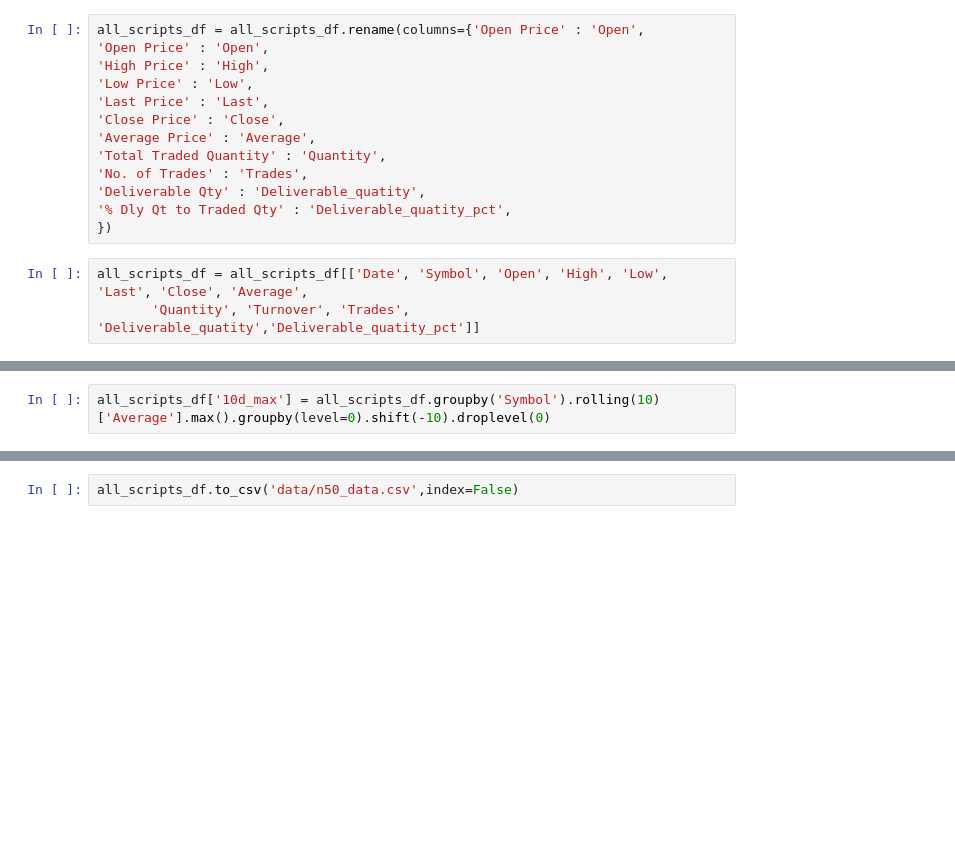
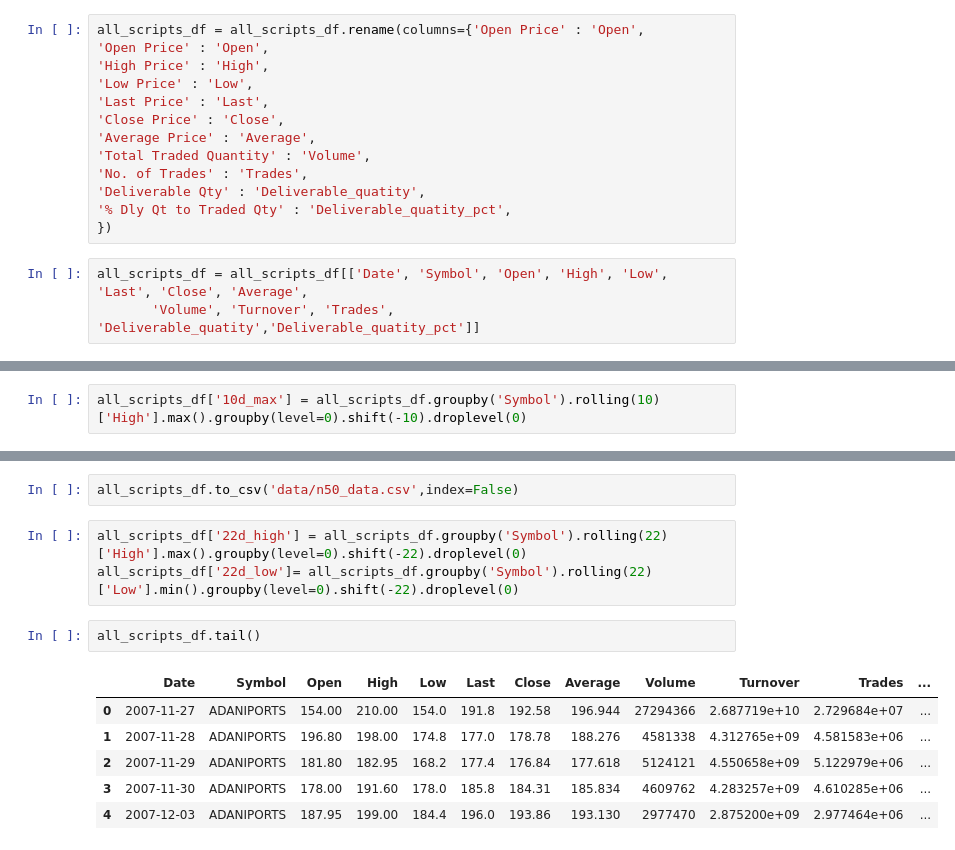
Before and after one commit to bhavesh0009/NSE-Price-Prediction, a Jupyter notebook: nifty50_data_pipeline.ipynb, the cells around one changed output, grey strips where cells are left out. Cells and saved outputs as stored; diff of their text form; blank space fills up the shorter version.

```diff
--- a/nifty50_data_pipeline.ipynb
+++ b/nifty50_data_pipeline.ipynb
@@ -75,14 +75,14 @@ all_scripts_df = all_scripts_df.rename(columns={'Open Price' : 'Open',
 'Last Price' : 'Last',
 'Close Price' : 'Close',
 'Average Price' : 'Average',
-'Total Traded Quantity' : 'Quantity',
+'Total Traded Quantity' : 'Volume',
 'No. of Trades' : 'Trades',
 'Deliverable Qty' : 'Deliverable_quatity',
 '% Dly Qt to Traded Qty' : 'Deliverable_quatity_pct',
 })
 # %%
 all_scripts_df = all_scripts_df[['Date', 'Symbol', 'Open', 'High', 'Low', 'Last', 'Close', 'Average',
-       'Quantity', 'Turnover', 'Trades', 'Deliverable_quatity','Deliverable_quatity_pct']]
+       'Volume', 'Turnover', 'Trades', 'Deliverable_quatity','Deliverable_quatity_pct']]
 # %%
 all_scripts_df.loc[all_scripts_df.Trades=='-','Trades'] = 0
 all_scripts_df['Trades'] = all_scripts_df['Trades'].astype('int')
@@ -97,7 +97,7 @@ all_scripts_df.loc[all_scripts_df.Trades==0, 'Trades'] = (all_scripts_df[all_scr
 # %%
 all_scripts_df = all_scripts_df.sort_values(by=['Symbol','Date'])
 # %%
-all_scripts_df['10d_max'] = all_scripts_df.groupby('Symbol').rolling(10)['Average'].max().groupby(level=0).shift(-10).droplevel(0)
+all_scripts_df['10d_max'] = all_scripts_df.groupby('Symbol').rolling(10)['High'].max().groupby(level=0).shift(-10).droplevel(0)
 # %%
 all_scripts_df['10d_pct_change'] = (all_scripts_df['10d_max'] / all_scripts_df['Close'])-1
 # %%
@@ -127,3 +120,15 @@ max           1.010024
 Name: 10d_pct_change, dtype: float64
 # %%
 all_scripts_df.to_csv('data/n50_data.csv',index=False)
+# %%
+all_scripts_df['22d_high'] = all_scripts_df.groupby('Symbol').rolling(22)['High'].max().groupby(level=0).shift(-22).droplevel(0)
+all_scripts_df['22d_low']= all_scripts_df.groupby('Symbol').rolling(22)['Low'].min().groupby(level=0).shift(-22).droplevel(0)
+# %%
+all_scripts_df.tail()
+# %% [output]
+|  | Date | Symbol | Open | High | Low | Last | Close | Average | Volume | Turnover | Trades | ... |
+| 0 | 2007-11-27 | ADANIPORTS | 154.00 | 210.00 | 154.0 | 191.8 | 192.58 | 196.944 | 27294366 | 2.687719e+10 | 2.729684e+07 | ... |
+| 1 | 2007-11-28 | ADANIPORTS | 196.80 | 198.00 | 174.8 | 177.0 | 178.78 | 188.276 | 4581338 | 4.312765e+09 | 4.581583e+06 | ... |
+| 2 | 2007-11-29 | ADANIPORTS | 181.80 | 182.95 | 168.2 | 177.4 | 176.84 | 177.618 | 5124121 | 4.550658e+09 | 5.122979e+06 | ... |
+| 3 | 2007-11-30 | ADANIPORTS | 178.00 | 191.60 | 178.0 | 185.8 | 184.31 | 185.834 | 4609762 | 4.283257e+09 | 4.610285e+06 | ... |
+| 4 | 2007-12-03 | ADANIPORTS | 187.95 | 199.00 | 184.4 | 196.0 | 193.86 | 193.130 | 2977470 | 2.875200e+09 | 2.977464e+06 | ... |
```
Also changed, not shown: parts of 36 cells of this notebook, 2 other files.
